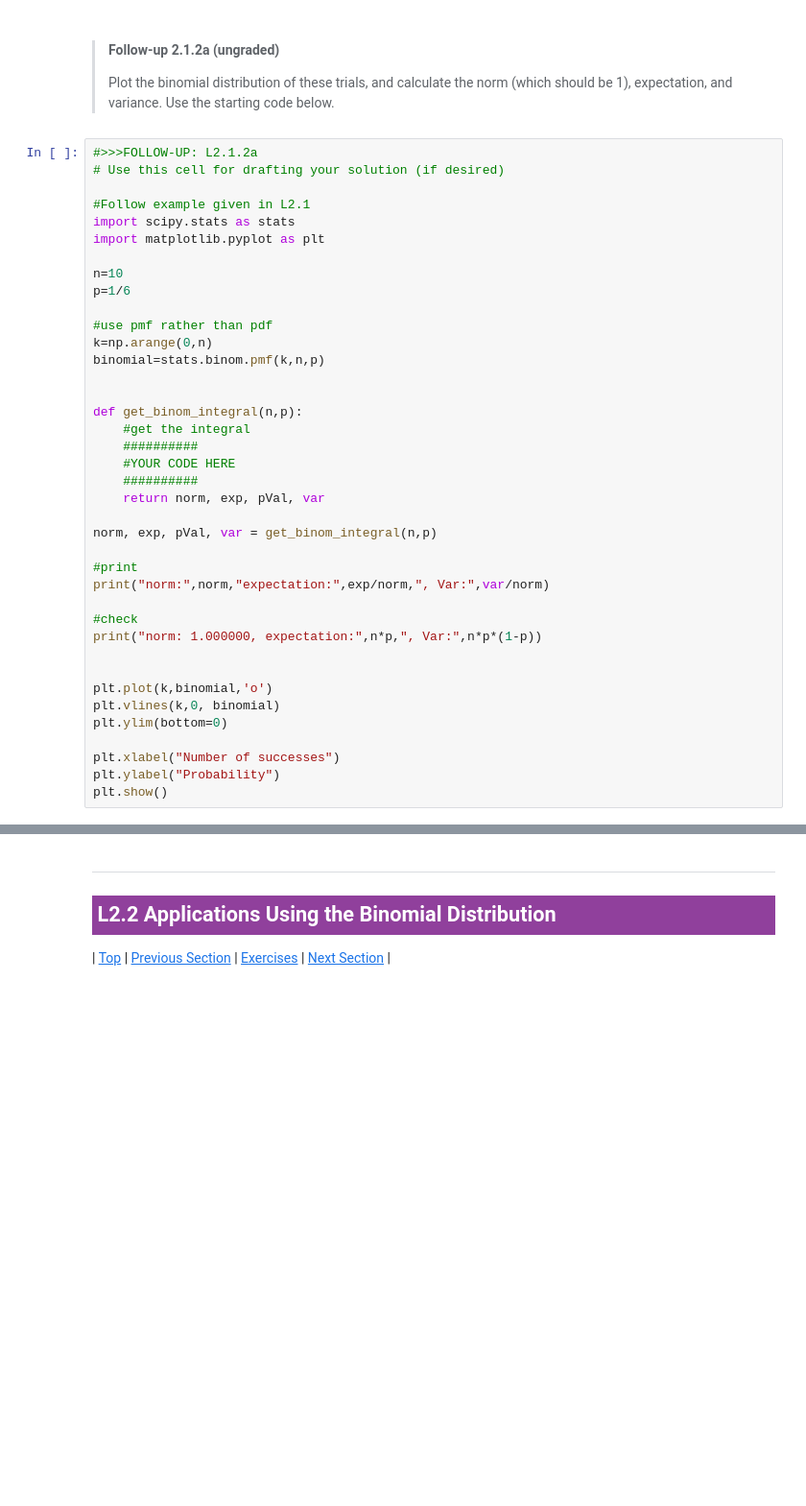
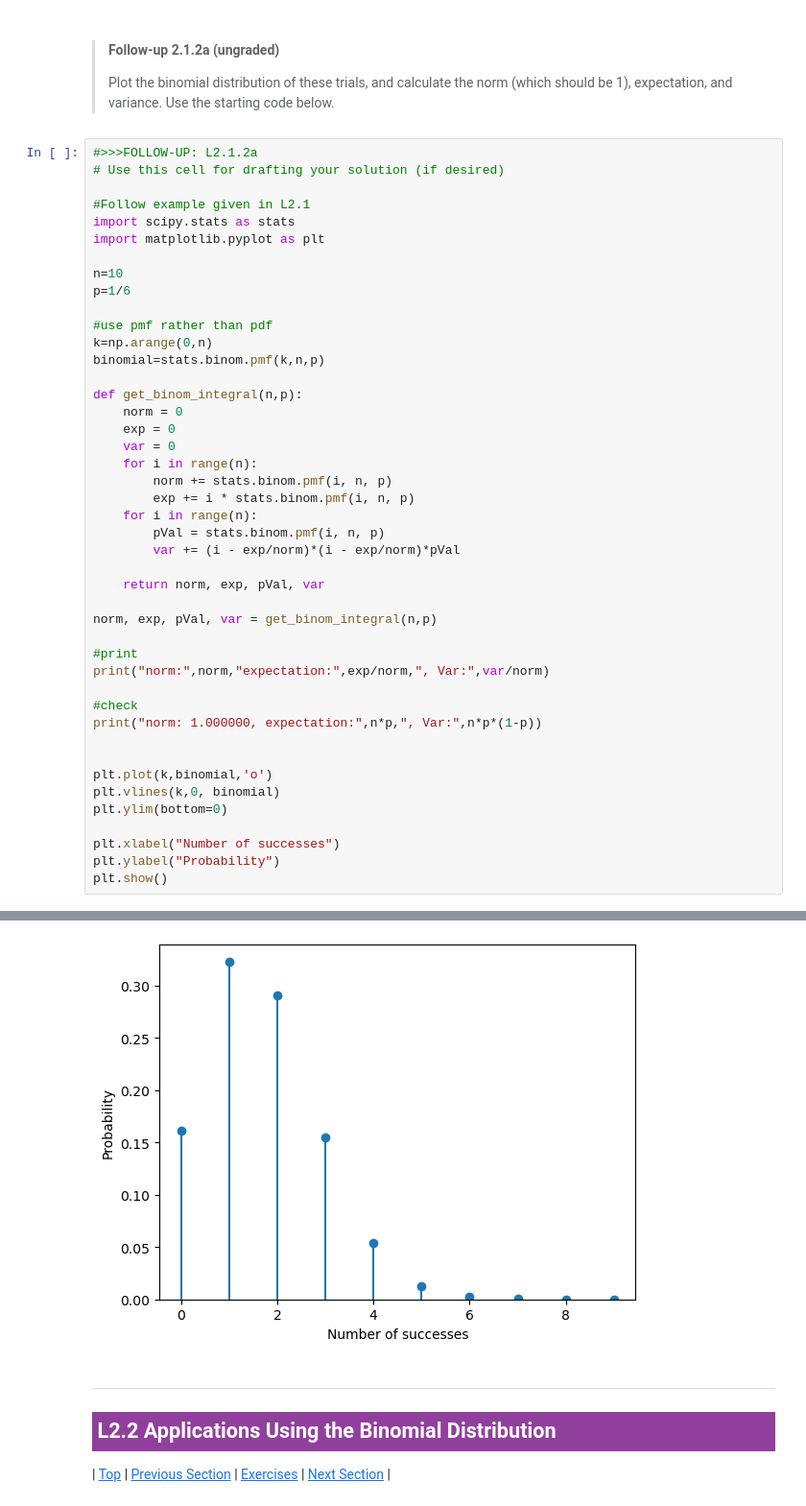
Before and after one commit to catherine4331/ComputationalDataScience, a Jupyter notebook: 8S50x_L02.ipynb, the cells around one changed output, grey strips where cells are left out. Shown: that part at 96% size. Saved outputs shown, nothing was run; the diff lists cells and outputs as text; blank space fills up the shorter version.

```diff
--- a/8S50x_L02.ipynb
+++ b/8S50x_L02.ipynb
@@ -359,12 +359,17 @@ p=1/6
 k=np.arange(0,n)
 binomial=stats.binom.pmf(k,n,p)
 
+def get_binom_integral(n,p):
+    norm = 0
+    exp = 0
+    var = 0
+    for i in range(n):
+        norm += stats.binom.pmf(i, n, p)
+        exp += i * stats.binom.pmf(i, n, p)
+    for i in range(n):
+        pVal = stats.binom.pmf(i, n, p)
+        var += (i - exp/norm)*(i - exp/norm)*pVal
 
-def get_binom_integral(n,p):
-    #get the integral
-    ##########
-    #YOUR CODE HERE
-    ##########
     return norm, exp, pVal, var
 
 norm, exp, pVal, var = get_binom_integral(n,p)
@@ -383,3 +388,4 @@ plt.ylim(bottom=0)
 plt.xlabel("Number of successes")
 plt.ylabel("Probability")
 plt.show()
+# %% [output]
@@ -386,3 +394,4 @@ plt.show()
+[figure, added]
 # %% [markdown]
 <a name='section_2_2'></a>
 <hr style="height: 1px;">
```
Also changed, not shown: parts of 5 cells of this notebook.
